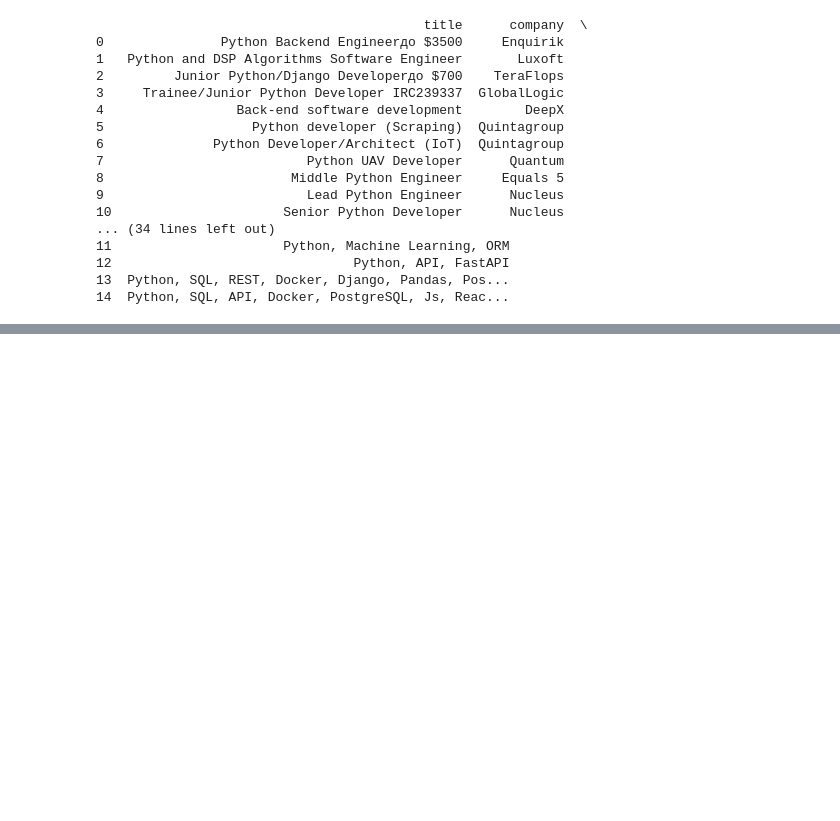
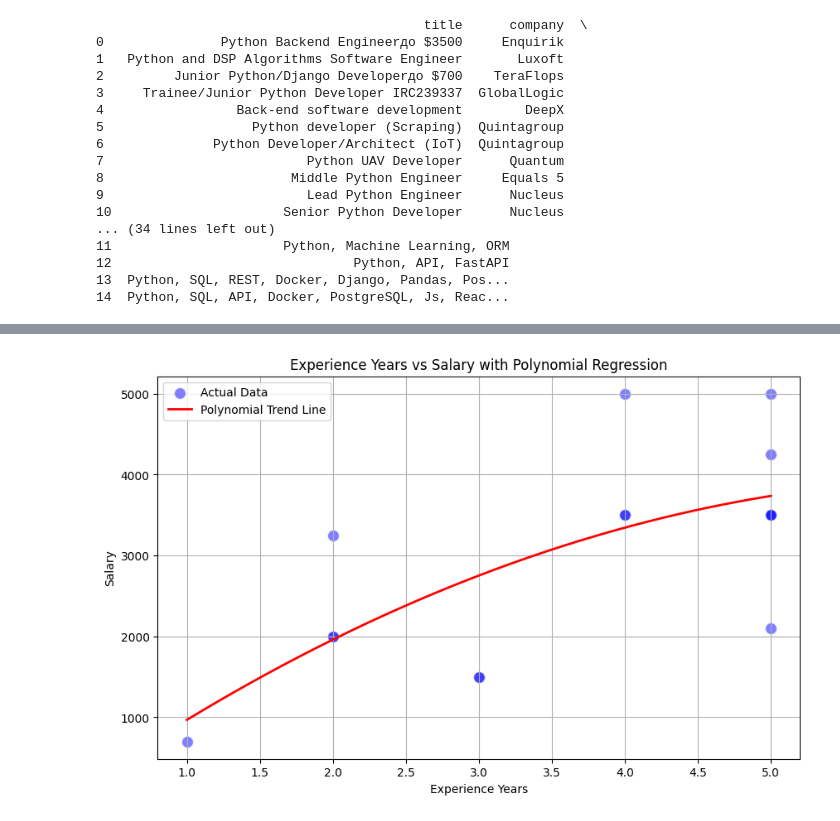
Before and after one commit to Irina17191/Scraping-DataAnalysis-project, a Jupyter notebook: data_analysis/main.ipynb, the cells around one changed output, grey strips where cells are left out. Saved outputs shown, nothing was run; the diff lists cells and outputs as text; code cells hidden in the pictures; blank space fills up the shorter version.

```diff
--- a/data_analysis/main.ipynb
+++ b/data_analysis/main.ipynb
@@ -52,0 +169,32 @@ print(vacancies)
+# %%
+from sklearn.preprocessing import PolynomialFeatures
+from sklearn.linear_model import LinearRegression
+
+
+vacancies.loc[2, 'experience_years'] = 1
+
+X = vacancies[['experience_years']]
+y = vacancies['salary']
+
+poly = PolynomialFeatures(degree=2)
+X_poly = poly.fit_transform(X)
+
+model = LinearRegression()
+model.fit(X_poly, y)
+
+# Predict salary based on experience
+X_range = np.linspace(X['experience_years'].min(), X['experience_years'].max(), 500).reshape(-1, 1)
+X_range_poly = poly.transform(X_range)
+predicted_salary_poly = model.predict(X_range_poly)
+
+plt.figure(figsize=(10, 6))
+plt.scatter(vacancies['experience_years'], vacancies['salary'], alpha=0.5, color='blue', edgecolors='w', s=100, label='Actual Data')
+plt.plot(X_range, predicted_salary_poly, color='red', linewidth=2, label='Polynomial Trend Line')
+plt.title('Experience Years vs Salary with Polynomial Regression')
+plt.xlabel('Experience Years')
+plt.ylabel('Salary')
+plt.legend()
+plt.grid(True)
+plt.show()
+# %% [output]
+[figure, added]
```
Also changed, not shown: parts of 9 cells of this notebook.
